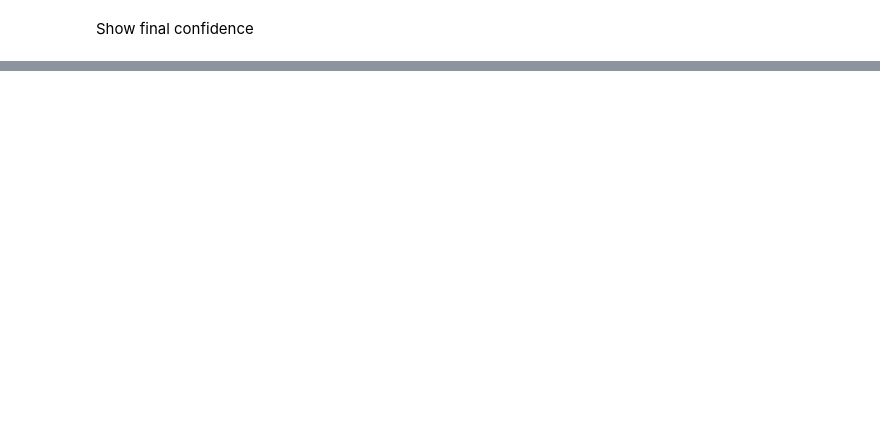
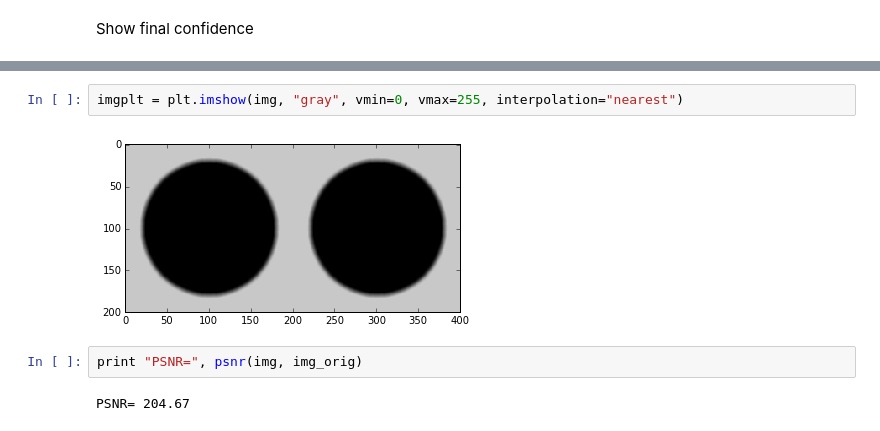
Before and after one commit to rmetchev/IVP-Python, a Jupyter notebook: Week7.ipynb, the cells around one changed output, grey strips where cells are left out. Drawn from its saved outputs; the diff is of its cells as text; blank space fills up the shorter version.

```diff
--- a/Week7.ipynb
+++ b/Week7.ipynb
@@ -474,0 +517,8 @@ imgplt = plt.imshow(confidence, "gray", interpolation="nearest")
+# %%
+imgplt = plt.imshow(img, "gray", vmin=0, vmax=255, interpolation="nearest")
+# %% [output]
+[figure, added]
+# %%
+print "PSNR=", psnr(img, img_orig)
+# %% [output]
+PSNR= 204.67
```
Also changed, not shown: parts of 22 cells of this notebook, 1 other file.
